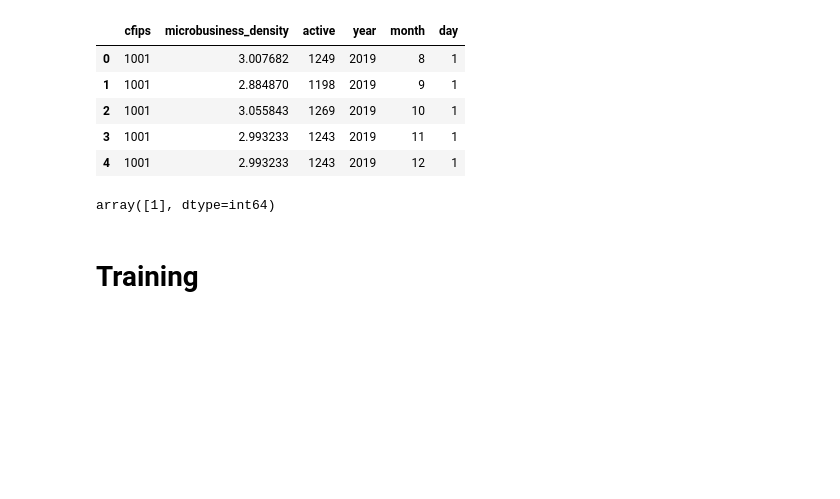
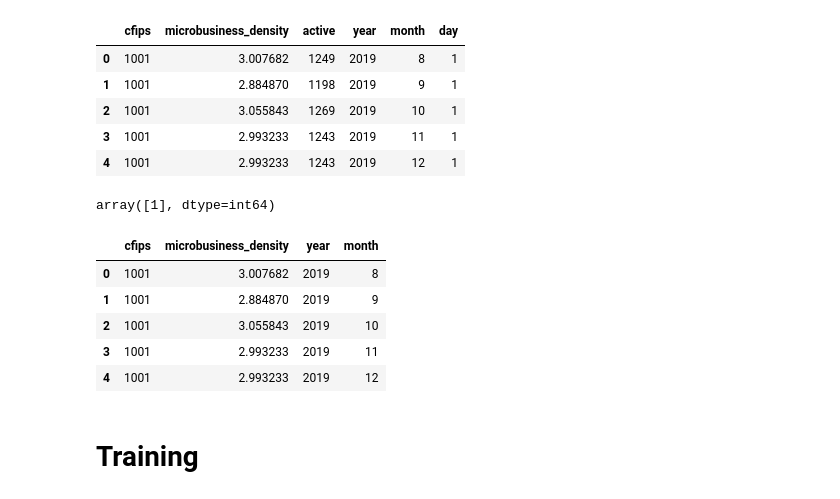
Before and after one commit to MohitSoni11/Kaggle-GoDaddy-Microbusiness-Density-Forecasting, a Jupyter notebook: basic-model.ipynb, the cells around one changed output. Saved outputs shown, nothing was run; the diff lists cells and outputs as text; code cells hidden in the pictures; blank space fills up the shorter version.

```diff
--- a/basic-model.ipynb
+++ b/basic-model.ipynb
@@ -70,6 +70,15 @@ train.drop('day', axis=1, inplace=True)
 # %%
 # Dropping the active column because that's not in the test dataset
 train.drop('active', axis=1, inplace=True)
+# %%
+train.head()
+# %% [output]
+|  | cfips | microbusiness_density | year | month |
+| 0 | 1001 | 3.007682 | 2019 | 8 |
+| 1 | 1001 | 2.884870 | 2019 | 9 |
+| 2 | 1001 | 3.055843 | 2019 | 10 |
+| 3 | 1001 | 2.993233 | 2019 | 11 |
+| 4 | 1001 | 2.993233 | 2019 | 12 |
 # %%
 from sklearn.model_selection import train_test_split
 
```
Also changed, not shown: parts of 4 cells of this notebook, 1 other file.
